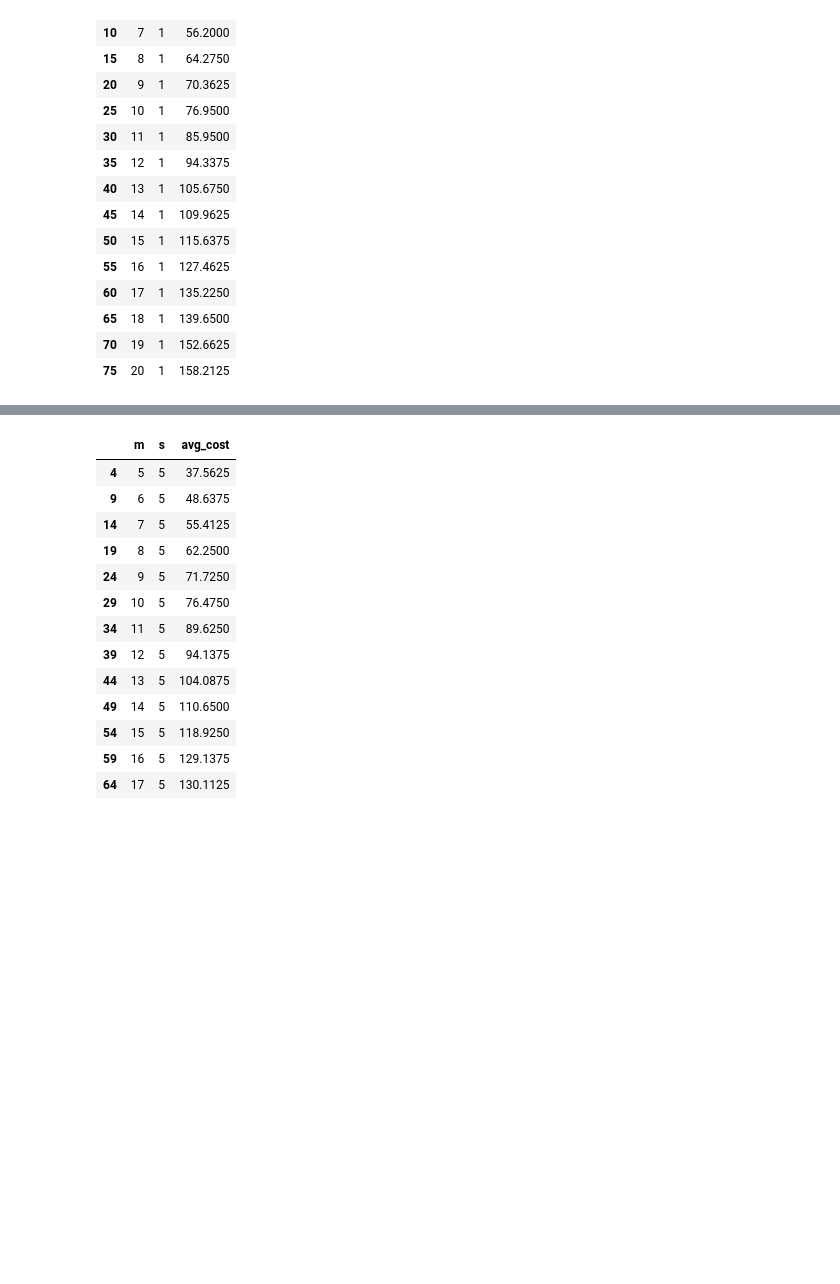
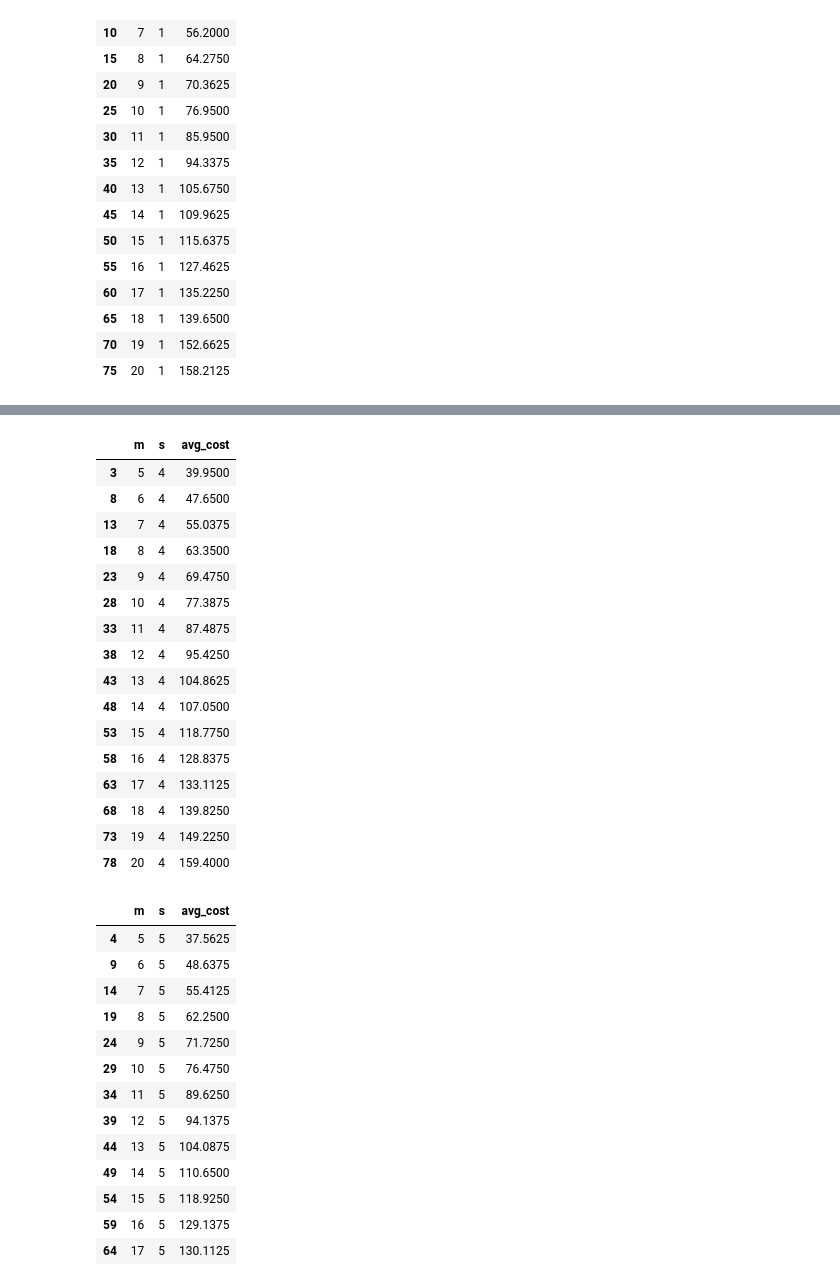
Before and after one commit to quasimuzzle/Queuein-Theory-Python, a Jupyter notebook: manufacturing_system.ipynb, the cells around one changed output, grey strips where cells are left out. Cells and saved outputs as stored; diff of their text form; code cells hidden in the pictures; blank space fills up the shorter version.

```diff
--- a/manufacturing_system.ipynb
+++ b/manufacturing_system.ipynb
@@ -141,4 +181,24 @@ avg_cost_1
 # %%
 # Ожидаемая средняя затрата в час, еесли в системе m станков и 4 ремонтника
+avg_cost_4 = data.loc[data['s'] == 4]
+avg_cost_4
+# %% [output]
+|  | m | s | avg_cost |
+| 3 | 5 | 4 | 39.9500 |
+| 8 | 6 | 4 | 47.6500 |
+| 13 | 7 | 4 | 55.0375 |
+| 18 | 8 | 4 | 63.3500 |
+| 23 | 9 | 4 | 69.4750 |
+| 28 | 10 | 4 | 77.3875 |
+| 33 | 11 | 4 | 87.4875 |
+| 38 | 12 | 4 | 95.4250 |
+| 43 | 13 | 4 | 104.8625 |
+| 48 | 14 | 4 | 107.0500 |
+| 53 | 15 | 4 | 118.7750 |
+| 58 | 16 | 4 | 128.8375 |
+| 63 | 17 | 4 | 133.1125 |
+| 68 | 18 | 4 | 139.8250 |
+| 73 | 19 | 4 | 149.2250 |
+| 78 | 20 | 4 | 159.4000 |
 # %%
 # Ожидаемая средняя затрата в час, если в системе m станков и 5 ремонтников
```
Also changed, not shown: parts of 4 cells of this notebook.
